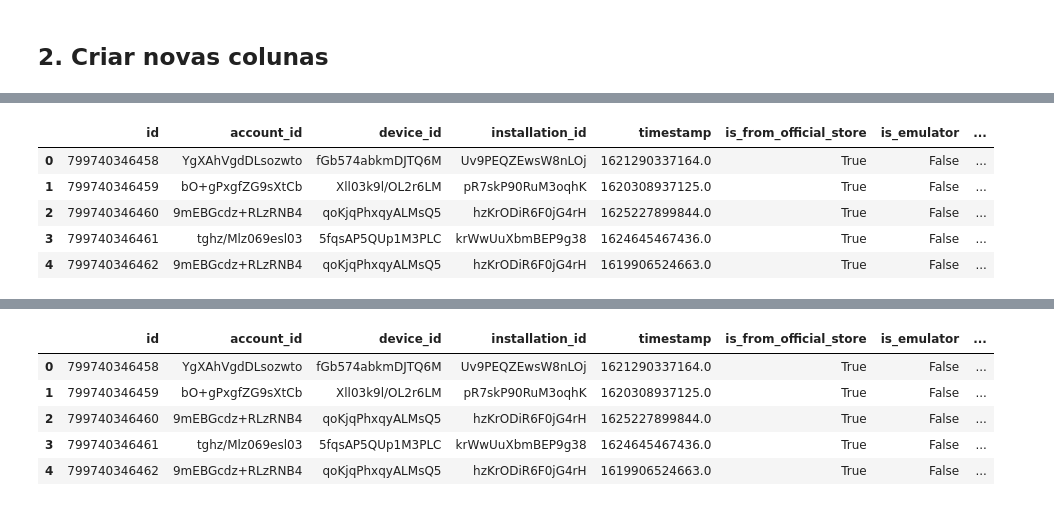
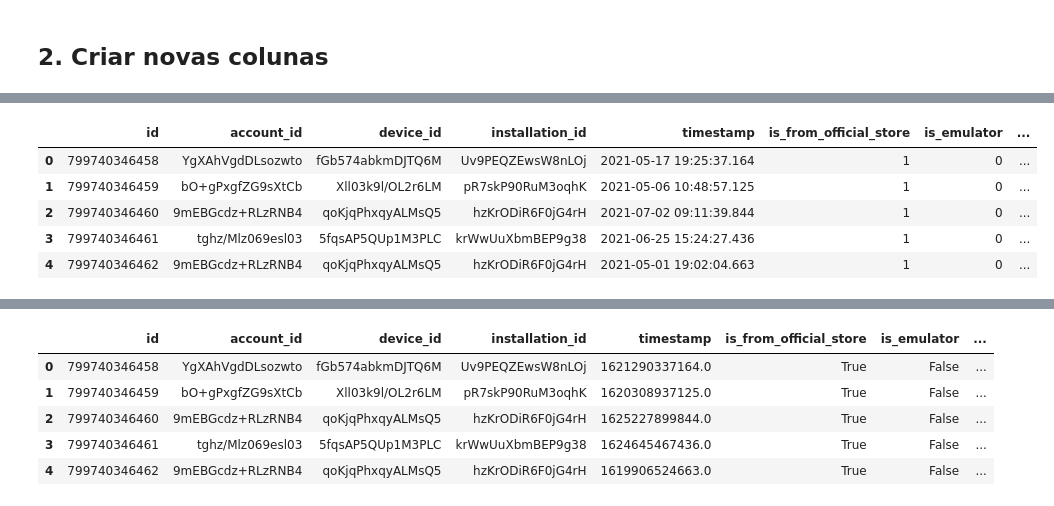
Before and after one commit to pedrosena138/projeto-if997, a Jupyter notebook: Projeto.ipynb, the cells around one changed output, grey strips where cells are left out. Cells and saved outputs as stored; diff of their text form; code cells hidden in the pictures.

```diff
--- a/Projeto.ipynb
+++ b/Projeto.ipynb
@@ -192,0 +172,32 @@ new_dataframe.head()
+# %%
+def converteData(timestamp_ms):
+  timestamp_sec = timestamp_ms / 1000
+  data = datetime.fromtimestamp(timestamp_sec)
+  return data
+
+def converteIdade(idade_ms):
+  idade_sec = idade_ms / 1000
+  return int(idade_sec / 86400)
+
+def adicionaColunaNContas(x):
+  if  x > 1:
+    return 1
+  return 0
+
+def adicionaColunaAtoComRoot(linha):
+  if linha['probable_root'] == 1 and linha['ato'] == 1:
+    return 1
+  return 0
+
+def adicionaColunaLojaAto(linha):
+  if linha['is_from_official_store'] == 1 and linha['ato'] == 1:
+    return 1
+  return 0
+
+# def adicionaColunaNContasAto(linha):
+#   if linha['n_accounts'] > 1 and linha['ato'] == 1:
+#     return 1
+#   return 0
+
+# def colunatotalAto(linha):
+#   pass
@@ -193,3 +214,18 @@ new_dataframe.head()
+# %%
+#Novas colunas
+logins_df['timestamp'] = logins_df['timestamp'].apply(converteData)
+logins_df['device_age_days'] = logins_df['device_age_ms'].apply(converteIdade)
+logins_df['probable_root_ato'] = logins_df.apply(lambda x: adicionaColunaAtoComRoot(x), axis=1)
+logins_df['is_from_official_store_ato'] = logins_df.apply(lambda x: adicionaColunaLojaAto(x), axis=1)
+
+logins_df.head()
+# %% [output]
+|  | id | account_id | device_id | installation_id | timestamp | is_from_official_store | is_emulator | ... |
+| 0 | 799740346458 | YgXAhVgdDLsozwto | fGb574abkmDJTQ6M | Uv9PEQZEwsW8nLOj | 2021-05-17 19:25:37.164 | 1 | 0 | ... |
+| 1 | 799740346459 | bO+gPxgfZG9sXtCb | Xll03k9l/OL2r6LM | pR7skP90RuM3oqhK | 2021-05-06 10:48:57.125 | 1 | 0 | ... |
+| 2 | 799740346460 | 9mEBGcdz+RLzRNB4 | qoKjqPhxqyALMsQ5 | hzKrODiR6F0jG4rH | 2021-07-02 09:11:39.844 | 1 | 0 | ... |
+| 3 | 799740346461 | tghz/Mlz069esl03 | 5fqsAP5QUp1M3PLC | krWwUuXbmBEP9g38 | 2021-06-25 15:24:27.436 | 1 | 0 | ... |
+| 4 | 799740346462 | 9mEBGcdz+RLzRNB4 | qoKjqPhxqyALMsQ5 | hzKrODiR6F0jG4rH | 2021-05-01 19:02:04.663 | 1 | 0 | ... |
 # %%
 def adicionaColunaAcessoVariosDispositivos(df):
     colunas = df.columns
@@ -219,13 +255,3 @@ def adicionaColunaAcessoVariosDispositivos(df):
     df = pd.DataFrame(dados, columns=colunas)
     df["has_access_on_different_devices"] = colunaAcessos
     return df
-# %%
-new_dataframe = adicionaColunaAcessoVariosDispositivos(new_dataframe)
-new_dataframe.head()
-# %% [output]
-|  | id | account_id | device_id | installation_id | timestamp | is_from_official_store | is_emulator | ... |
-| 0 | 799740346458 | YgXAhVgdDLsozwto | fGb574abkmDJTQ6M | Uv9PEQZEwsW8nLOj | 1621290337164.0 | True | False | ... |
-| 1 | 799740346459 | bO+gPxgfZG9sXtCb | Xll03k9l/OL2r6LM | pR7skP90RuM3oqhK | 1620308937125.0 | True | False | ... |
-| 2 | 799740346460 | 9mEBGcdz+RLzRNB4 | qoKjqPhxqyALMsQ5 | hzKrODiR6F0jG4rH | 1625227899844.0 | True | False | ... |
-| 3 | 799740346461 | tghz/Mlz069esl03 | 5fqsAP5QUp1M3PLC | krWwUuXbmBEP9g38 | 1624645467436.0 | True | False | ... |
-| 4 | 799740346462 | 9mEBGcdz+RLzRNB4 | qoKjqPhxqyALMsQ5 | hzKrODiR6F0jG4rH | 1619906524663.0 | True | False | ... |
```
Also changed, not shown: parts of 15 cells of this notebook.
